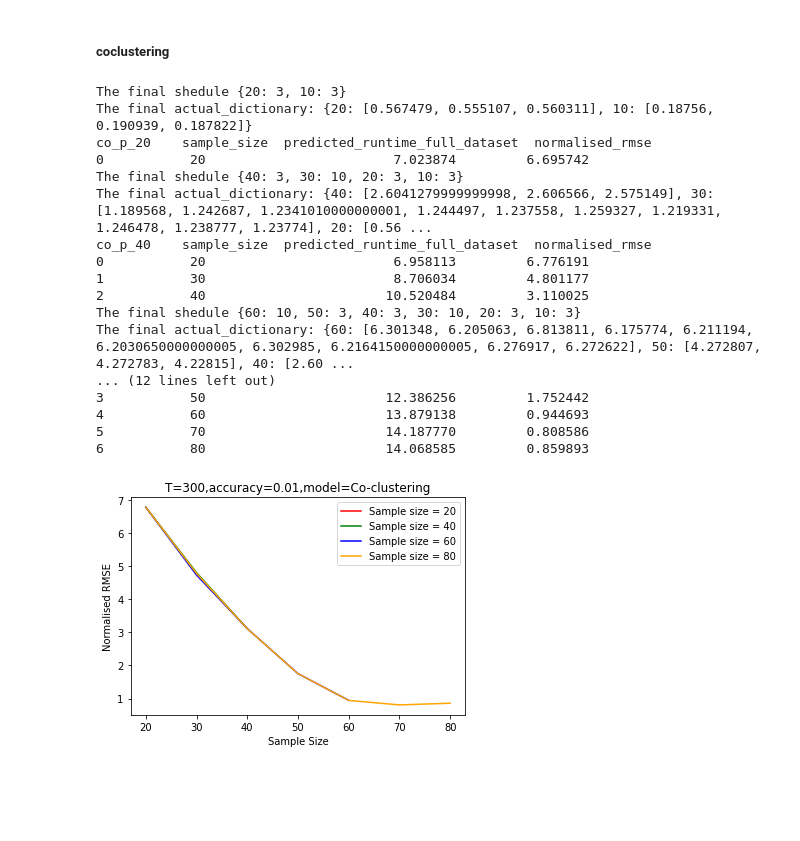
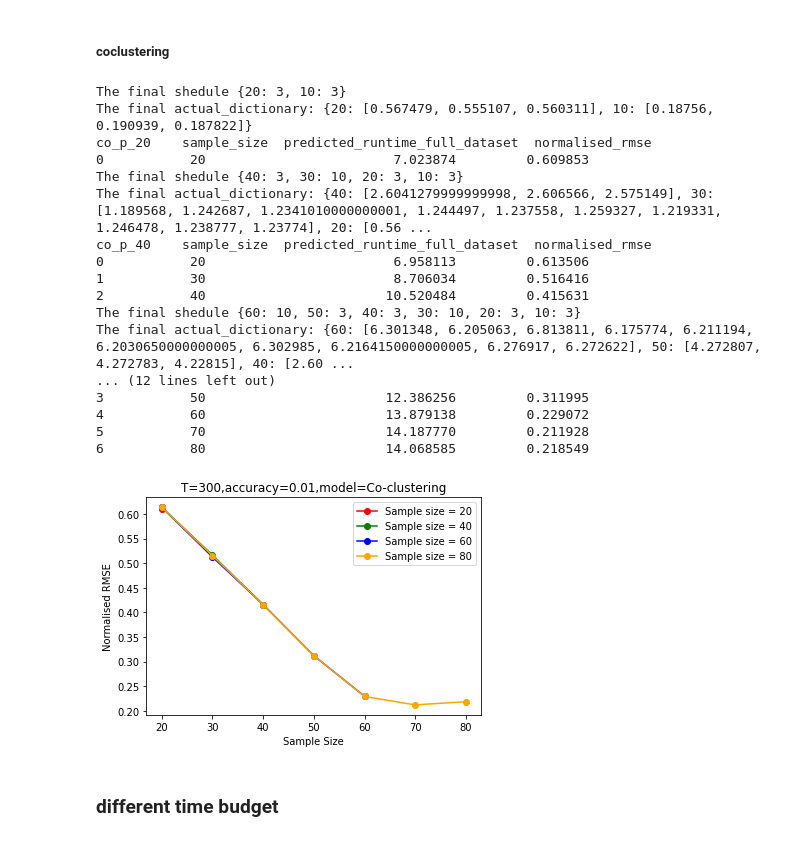
Before and after one commit to LuyueChang/Project, a Jupyter notebook: Experiments.ipynb, the cells around one changed output. Drawn from its saved outputs; the diff is of its cells as text; code cells hidden in the pictures; blank space fills up the shorter version.

```diff
--- a/Experiments.ipynb
+++ b/Experiments.ipynb
@@ -33,15 +33,17 @@ def adapt(T,S,A,algo):
   S_while = S
   time_budget_schedule = T
   baseline_list = []
+  shuffled_data = adapt_data_sample_size.sample(frac = 1)
   # Get needed data from csv and name it indexed_new_df
-  group_sample_size = adapt_data_sample_size.loc[:,['sample_size', algo]].groupby(['sample_size']).count()
+  group_sample_size = shuffled_data.loc[:,['sample_size', algo]].groupby(['sample_size']).count()
   # Combine the counted number with the previous csv and rename the column
-  group_sample_size_count = adapt_data_sample_size.merge(group_sample_size,on='sample_size',left_index=True)
+  group_sample_size_count = shuffled_data.merge(group_sample_size,on='sample_size',left_index=True).sort_values("sample_size")
   group_sample_size_count.rename(columns={algo+'_x':algo, algo+'_y':'sub_samples'},inplace=True)
   # Create a new dataframe contains nmf\sample_size\sub_samples column
   new_df = group_sample_size_count.loc[:,[algo,'sample_size','sub_samples']]
   # Reset index of the dataframe and delete original index
   indexed_new_df = new_df.reset_index(drop=True)
+  # print('indexed_new_df',indexed_new_df)
 
   # Make a prediction dictionary according to the first value of S
   update_s = indexed_new_df[indexed_new_df['sample_size']==S]['sub_samples'].iloc[0]
@@ -310,7 +321,8 @@ def predict_time(algo, m, n, r, adapt_schedule, actual_runtime, algo_complexity)
     #IP: compute the predicted runtime of a specific CF on the full dataset based on slope and intercept learnt using the runtimes from the schedule
     predicted_runtime = intercept + (algo_complexity(m[-1], n[-1], r[-1]))*slope
     #IP: compute the normalised RMSE on the predictions
-    nrmse = mean_squared_error([actual_runtime[algo]], [predicted_runtime])/actual_runtime[algo]
+    nrmse = mean_squared_error([actual_runtime[algo]], [predicted_runtime], squared=False)/actual_runtime[algo]
+    # nrmse = np.sqrt(mean_squared_error([actual_runtime[algo]], [predicted_runtime]))/actual_runtime[algo]
     predictions.append(predicted_runtime)
     norm_rmse.append(nrmse)
   #IP: create a dataframe with the predicted runtimes and normalised RMSEs on the full dataset based on different samples sizes
@@ -814,43 +810,45 @@ co_p_20 = predict_time('coclustering', m, n, r, co_20, actual_rt, comp_cocluster
 print('co_p_20',co_p_20)
 
 co_40 = adapt(300,40,0.01,'coclustering')
 co_p_40 = predict_time('coclustering', m, n, r, co_40, actual_rt, comp_coclustering)
 print('co_p_40',co_p_40)
 
 co_60 = adapt(300,60,0.01,'coclustering')
 co_p_60 = predict_time('coclustering', m, n, r, co_60, actual_rt, comp_coclustering)
 print('co_p_60',co_p_60)
 
 co_80 = adapt(300,80,0.01,'coclustering')
 co_p_80 = predict_time('coclustering', m, n, r, co_80, actual_rt, comp_coclustering)
 print('co_p_80',co_p_80)
 
 plt.title('T=300,accuracy=0.01,model=Co-clustering')
-plt.plot(co_p_20['sample_size'],co_p_20['normalised_rmse'],color='red',label='Sample size = 20')
-plt.plot(co_p_40['sample_size'],co_p_40['normalised_rmse'],color='green',label='Sample size = 40')
-plt.plot(co_p_60['sample_size'],co_p_60['normalised_rmse'],color='blue',label='Sample size = 60')
-plt.plot(co_p_80['sample_size'],co_p_80['normalised_rmse'],color='orange',label='Sample size = 80')
+plt.plot(co_p_20['sample_size'],co_p_20['normalised_rmse'],color='red',label='Sample size = 20',marker='o')
+plt.plot(co_p_40['sample_size'],co_p_40['normalised_rmse'],color='green',label='Sample size = 40',marker='o')
+plt.plot(co_p_60['sample_size'],co_p_60['normalised_rmse'],color='blue',label='Sample size = 60',marker='o')
+plt.plot(co_p_80['sample_size'],co_p_80['normalised_rmse'],color='orange',label='Sample size = 80',marker='o')
 
 plt.legend()
 plt.xlabel('Sample Size')
 plt.ylabel('Normalised RMSE')
 plt.show()
 # %% [output]
 The final shedule {20: 3, 10: 3}
 The final actual_dictionary: {20: [0.567479, 0.555107, 0.560311], 10: [0.18756, 0.190939, 0.187822]}
 co_p_20    sample_size  predicted_runtime_full_dataset  normalised_rmse
-0           20                        7.023874         6.695742
+0           20                        7.023874         0.609853
 The final shedule {40: 3, 30: 10, 20: 3, 10: 3}
 The final actual_dictionary: {40: [2.6041279999999998, 2.606566, 2.575149], 30: [1.189568, 1.242687, 1.2341010000000001, 1.244497, 1.237558, 1.259327, 1.219331, 1.246478, 1.238777, 1.23774], 20: [0.56 ...
 co_p_40    sample_size  predicted_runtime_full_dataset  normalised_rmse
-0           20                        6.958113         6.776191
-1           30                        8.706034         4.801177
-2           40                       10.520484         3.110025
+0           20                        6.958113         0.613506
+1           30                        8.706034         0.516416
+2           40                       10.520484         0.415631
 The final shedule {60: 10, 50: 3, 40: 3, 30: 10, 20: 3, 10: 3}
 The final actual_dictionary: {60: [6.301348, 6.205063, 6.813811, 6.175774, 6.211194, 6.2030650000000005, 6.302985, 6.2164150000000005, 6.276917, 6.272622], 50: [4.272807, 4.272783, 4.22815], 40: [2.60 ...
 ... (12 lines left out)
-3           50                       12.386256         1.752442
-4           60                       13.879138         0.944693
-5           70                       14.187770         0.808586
-6           80                       14.068585         0.859893
+3           50                       12.386256         0.311995
+4           60                       13.879138         0.229072
+5           70                       14.187770         0.211928
+6           80                       14.068585         0.218549
-[figure, old version]
+[figure, new version]
+# %% [markdown]
+### different time budget
```
Also changed, not shown: parts of 16 cells of this notebook.
